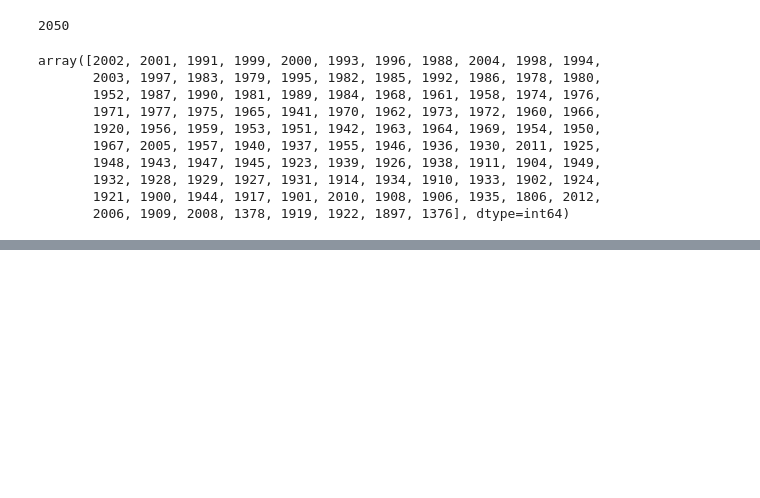
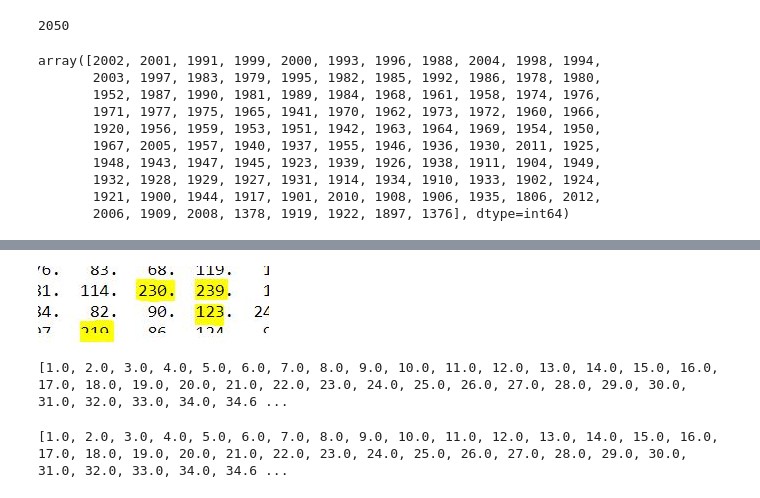
Before and after one commit to johnty05/bookSuggestorSystem, a Jupyter notebook: bookSuggestor.ipynb, the cells around one changed output, grey strips where cells are left out. Cells and saved outputs as stored; diff of their text form; code cells hidden in the pictures; blank space fills up the shorter version.

Commit message:
Additional updates till users have been done

```diff
--- a/bookSuggestor.ipynb
+++ b/bookSuggestor.ipynb
@@ -217,0 +273,9 @@ array([2002, 2001, 1991, 1999, 2000, 1993, 1996, 1988, 2004, 1998, 1994,
+# %%
+###### <img src="C:\Users\saurav\Desktop\code_stack_python\BookRecommend\ageError.JPG">
+# we can see the ages of the users going beyond 120 which is quite rare and avbsurd if we be practical
+# Moreover there are NaN values for some reasons
+# Let us consider any age less than 1 and more than 100 as absurd
+from IPython.display import Image
+Image(filename='ageError.JPG')
+# %% [output]
+[figure, added]
@@ -217,0 +285,9 @@ array([2002, 2001, 1991, 1999, 2000, 1993, 1996, 1988, 2004, 1998, 1994,
+# %%
+print(sorted(users.age.unique()))
+# %% [output]
+[1.0, 2.0, 3.0, 4.0, 5.0, 6.0, 7.0, 8.0, 9.0, 10.0, 11.0, 12.0, 13.0, 14.0, 15.0, 16.0, 17.0, 18.0, 19.0, 20.0, 21.0, 22.0, 23.0, 24.0, 25.0, 26.0, 27.0, 28.0, 29.0, 30.0, 31.0, 32.0, 33.0, 34.0, 34.6 ...
+# %%
+users.age=users.age.fillna(round(users.age.mean()))
+print(sorted(users.age.unique()))
+# %% [output]
+[1.0, 2.0, 3.0, 4.0, 5.0, 6.0, 7.0, 8.0, 9.0, 10.0, 11.0, 12.0, 13.0, 14.0, 15.0, 16.0, 17.0, 18.0, 19.0, 20.0, 21.0, 22.0, 23.0, 24.0, 25.0, 26.0, 27.0, 28.0, 29.0, 30.0, 31.0, 32.0, 33.0, 34.0, 34.6 ...
```
Also changed, not shown: parts of 6 cells of this notebook, 1 other file.
